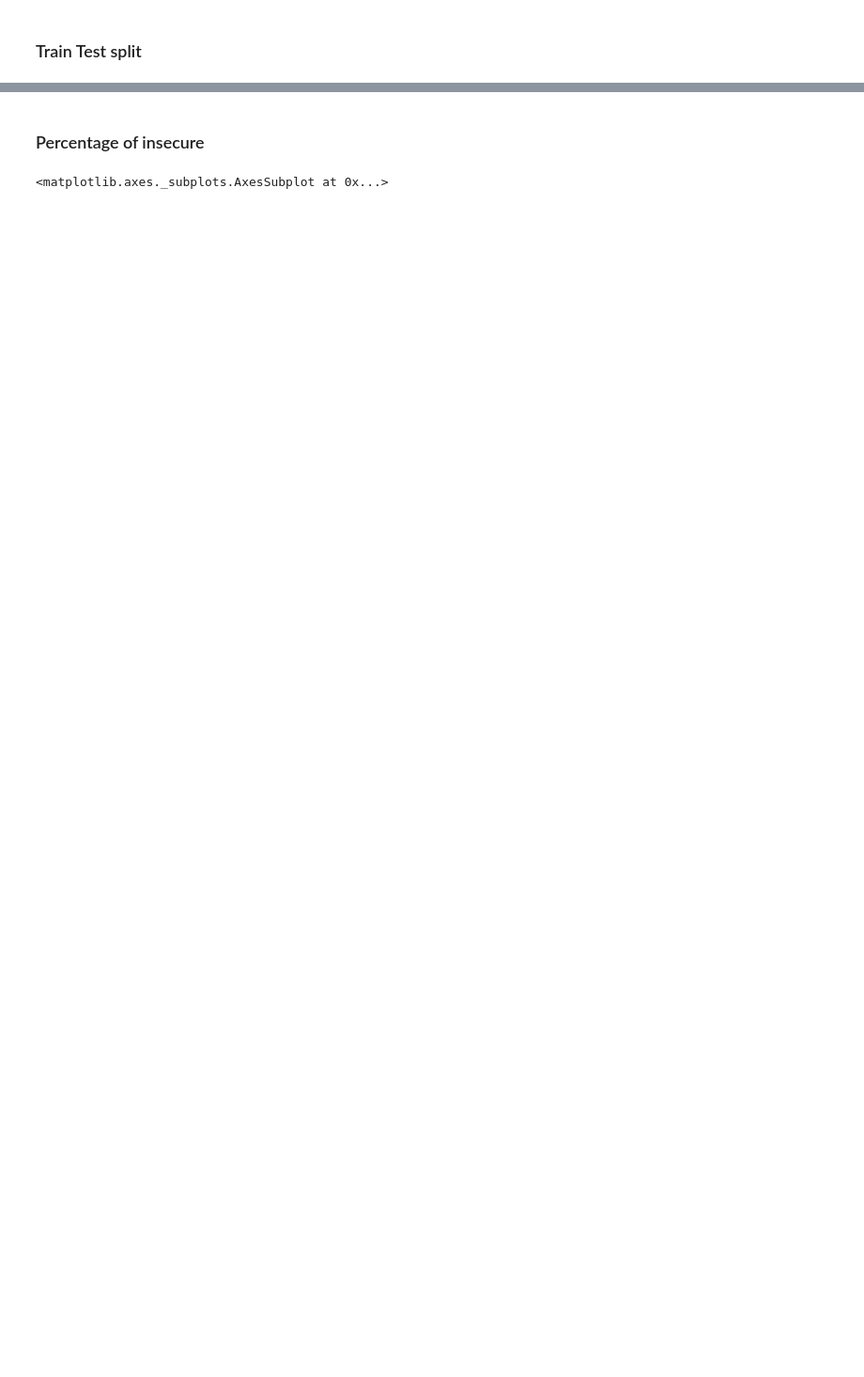
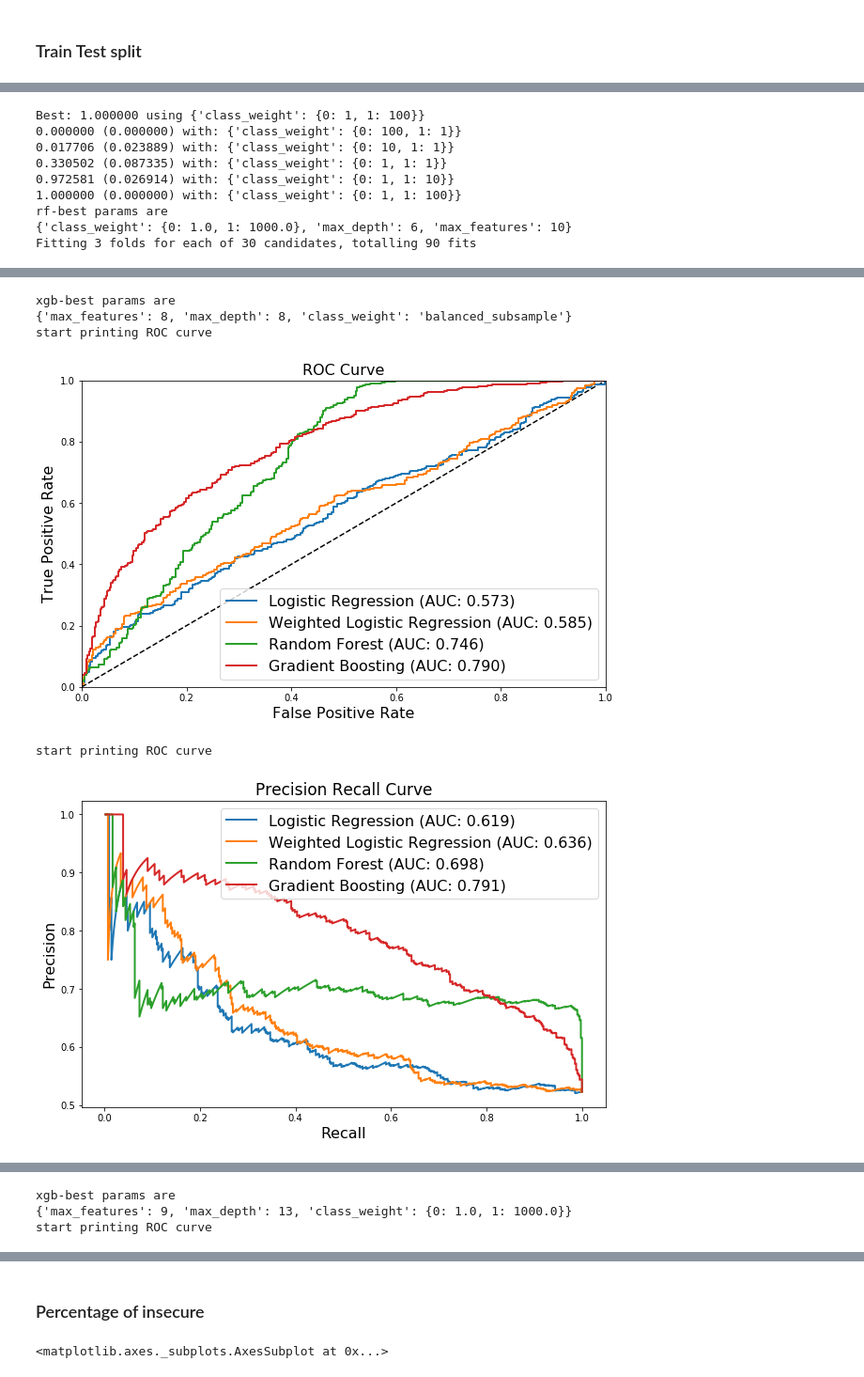
Before and after one commit to zhou100/FoodSecurityPrediction, a Jupyter notebook: feature_engineering.ipynb, the cells around one changed output, grey strips where cells are left out. Shown at 94% size. Cells and saved outputs as stored; diff of their text form; code cells hidden in the pictures; blank space fills up the shorter version.

```diff
--- a/feature_engineering.ipynb
+++ b/feature_engineering.ipynb
@@ -758,0 +1692,29 @@ Fitting 3 folds for each of 30 candidates, totalling 90 fits
+# %%
+country_list = ["mw","tz","ug"]
+measure_list = ["FCS","rCSI"]
+
+for country in country_list:
+    for measure in measure_list:
+        if (measure=="rCSI") & (country=="ug"):
+            pass
+        else:
+            if country=="mw":
+                df = mw_village
+            elif country == "ug":
+                df = ug_village
+            elif country == "tz":
+                df = tz_village
+
+            roc_lr,pr_lr,roc_lr_w,pr_lr_w,roc_rf,pr_rf,roc_xgb,pr_xgb = roc_pr_values(country,df,measure,cut='safe')
+            ROC_curve_plot(roc_lr,roc_lr_w,roc_rf,roc_xgb)
+            pr_curve_plot(pr_lr,pr_lr_w,pr_rf,pr_xgb)
+# %% [output]
+Best: 1.000000 using {'class_weight': {0: 1, 1: 100}}
+0.000000 (0.000000) with: {'class_weight': {0: 100, 1: 1}}
+0.017706 (0.023889) with: {'class_weight': {0: 10, 1: 1}}
+0.330502 (0.087335) with: {'class_weight': {0: 1, 1: 1}}
+0.972581 (0.026914) with: {'class_weight': {0: 1, 1: 10}}
+1.000000 (0.000000) with: {'class_weight': {0: 1, 1: 100}}
+rf-best params are
+{'class_weight': {0: 1.0, 1: 1000.0}, 'max_depth': 6, 'max_features': 10}
+Fitting 3 folds for each of 30 candidates, totalling 90 fits
@@ -758,0 +1724,6 @@ Fitting 3 folds for each of 30 candidates, totalling 90 fits
+xgb-best params are
+{'max_features': 8, 'max_depth': 8, 'class_weight': 'balanced_subsample'}
+start printing ROC curve
+[figure, added]
+start printing ROC curve
+[figure, added]
@@ -758,0 +1742,3 @@ Fitting 3 folds for each of 30 candidates, totalling 90 fits
+xgb-best params are
+{'max_features': 9, 'max_depth': 13, 'class_weight': {0: 1.0, 1: 1000.0}}
+start printing ROC curve
```
Also changed, not shown: parts of 76 cells of this notebook, 43 other files.
